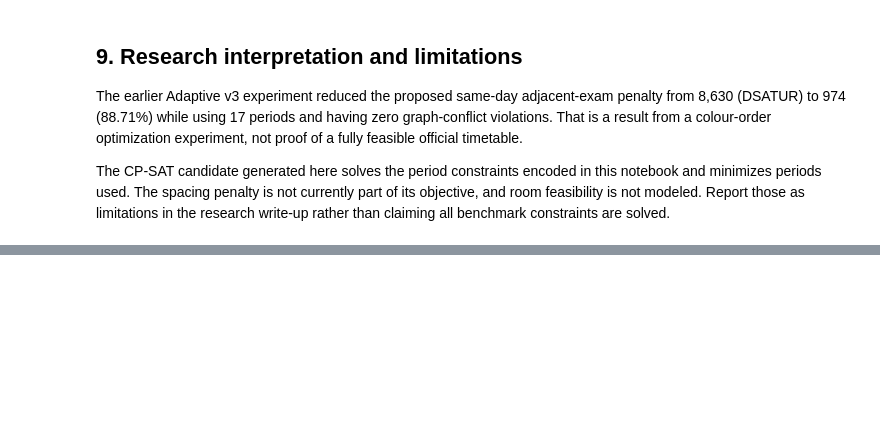
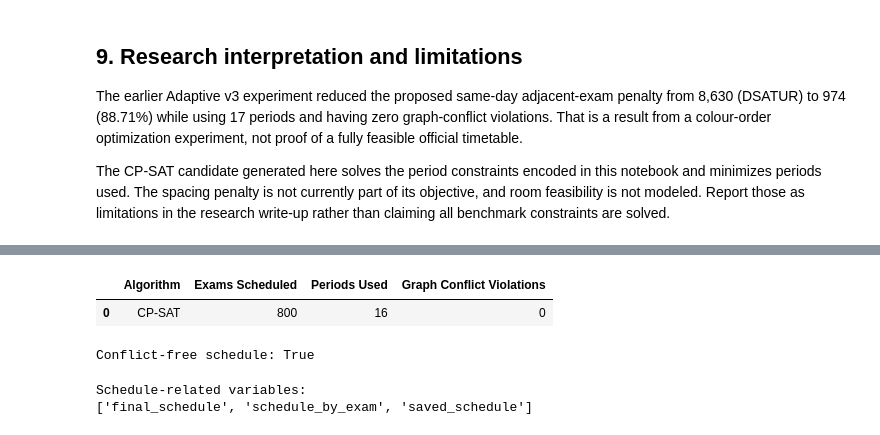
Before and after one commit to PHGNKavindya/adaptive-exam-timetabling, a Jupyter notebook: src/06_evaluate_results_complete.ipynb, the cells around one changed output, grey strips where cells are left out. Cells and saved outputs as stored; diff of their text form; code cells hidden in the pictures; blank space fills up the shorter version.

```diff
--- a/src/06_evaluate_results_complete.ipynb
+++ b/src/06_evaluate_results_complete.ipynb
@@ -414,0 +562,63 @@ The CP-SAT candidate generated here solves the period constraints encoded in thi
+# %%
+import pandas as pd
+
+saved_schedule = pd.read_csv("../data/processed/cp_sat_schedule.csv")
+
+# Map each exam to its assigned period
+exam_period = dict(
+    zip(saved_schedule["exam_id"], saved_schedule["period_index"])
+)
+
+# Check all conflict edges in the graph
+conflicts = [
+    (u, v)
+    for u, v in G.edges()
+    if exam_period.get(u) == exam_period.get(v)
+]
+
+comparison = pd.DataFrame([{
+    "Algorithm": "CP-SAT",
+    "Exams Scheduled": saved_schedule["exam_id"].nunique(),
+    "Periods Used": saved_schedule["period_index"].nunique(),
+    "Graph Conflict Violations": len(conflicts),
+}])
+
+display(comparison)
+
+print("Conflict-free schedule:", len(conflicts) == 0)
+# %% [output]
+|  | Algorithm | Exams Scheduled | Periods Used | Graph Conflict Violations |
+| 0 | CP-SAT | 800 | 16 | 0 |
+Conflict-free schedule: True
+# %%
+import pandas as pd
+
+def evaluate_schedule(name, schedule):
+    exam_period = dict(
+        zip(schedule["exam_id"], schedule["period_index"])
+    )
+
+    conflicts = sum(
+        1 for u, v in G.edges()
+        if exam_period.get(u) == exam_period.get(v)
+    )
+
+    return {
+        "Algorithm": name,
+        "Exams Scheduled": schedule["exam_id"].nunique(),
+        "Periods Used": schedule["period_index"].nunique(),
+        "Graph Conflict Violations": conflicts,
+    }
+
+# Load the CP-SAT result
+cp_sat = pd.read_csv("../data/processed/cp_sat_schedule.csv")
+
+# Inspect available variables to identify your existing baseline schedules
+print("Schedule-related variables:")
+print([
+    name for name in globals()
+    if "schedule" in name.lower() and isinstance(globals()[name], pd.DataFrame)
+])
+# %% [output]
+Schedule-related variables:
+['final_schedule', 'schedule_by_exam', 'saved_schedule']
```
Also changed, not shown: parts of 15 cells of this notebook.
